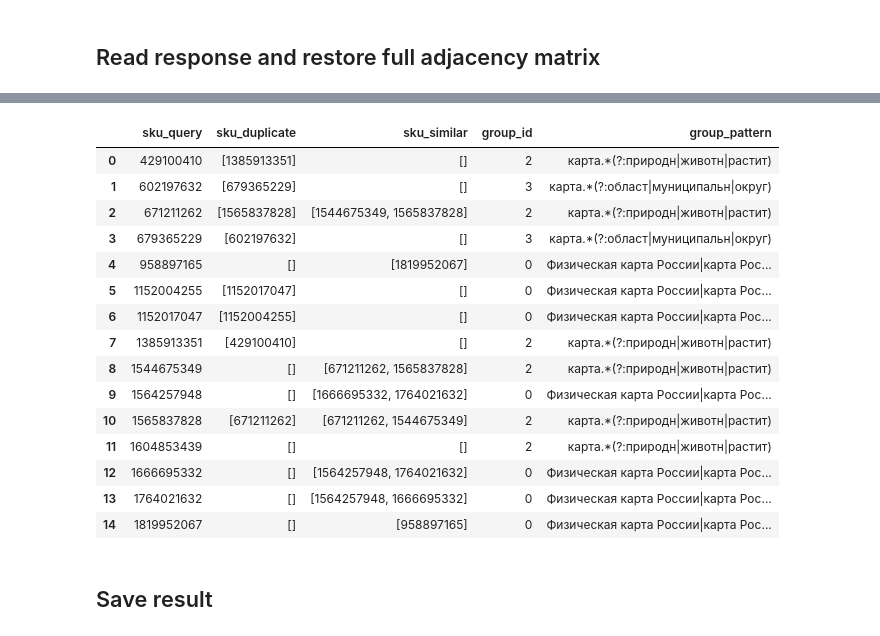
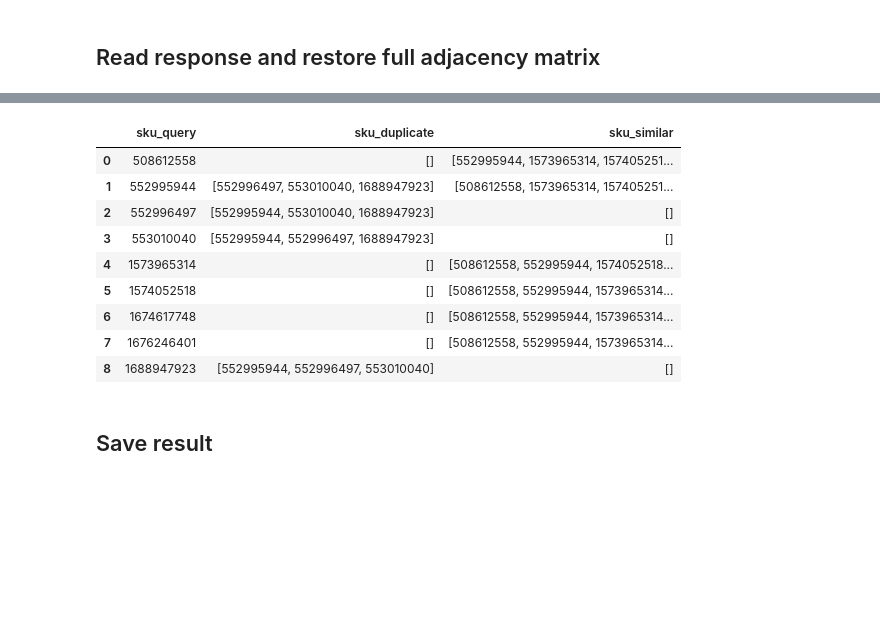
Before and after one commit to tony-pitchblack/marketplace_analytics, a Jupyter notebook: cross-encoder/make-hf-dataset_OZ-geo_part-0_LLM-labeling.ipynb, the cells around one changed output, grey strips where cells are left out. Cells and saved outputs as stored; diff of their text form; code cells hidden in the pictures; blank space fills up the shorter version.

```diff
--- a/cross-encoder/make-hf-dataset_OZ-geo_part-0_LLM-labeling.ipynb
+++ b/cross-encoder/make-hf-dataset_OZ-geo_part-0_LLM-labeling.ipynb
@@ -42,0 +43,4 @@ display(sample[['description']])
+# %%
+# Fill NaN for descriptions
+full_df.description = full_df.description.fillna('')
+full_df.name.isna().sum(), full_df.description.isna().sum()
@@ -2037,9 +2044,9 @@ from pathlib import Path
 import pandas as pd
 
 config = dict(
-    model_name='openai/gpt-4.1',
+    # model_name='openai/gpt-4.1',
     # model_name="openai/gpt-4.1-mini",
-    # model_name="openai/gpt-4.1-nano",
+    model_name="openai/gpt-4.1-nano",
     # model_name="deepseek/deepseek-chat",
     # model_name="google/gemma-3-27b-it",
 
@@ -2353,31 +2333,25 @@ full_adj_df
 # %%
 # inject group info if it's not already there
 
-if 'group_id' not in full_adj_df.columns:
+if 'group_id' not in full_adj_df.columns and 'group_id' in chosen_subset_df:
     info = (
         chosen_subset_df[['sku','group_id','group_pattern']]
         .rename(columns={'sku':'sku_query'})
     )
     full_adj_df = full_adj_df.merge(info, on='sku_query', how='left')
 
 full_adj_df
 # %% [output]
-|  | sku_query | sku_duplicate | sku_similar | group_id | group_pattern |
-| 0 | 429100410 | [1385913351] | [] | 2 | карта.*(?:природн|животн|растит) |
-| 1 | 602197632 | [679365229] | [] | 3 | карта.*(?:област|муниципальн|округ) |
-| 2 | 671211262 | [1565837828] | [1544675349, 1565837828] | 2 | карта.*(?:природн|животн|растит) |
-| 3 | 679365229 | [602197632] | [] | 3 | карта.*(?:област|муниципальн|округ) |
-| 4 | 958897165 | [] | [1819952067] | 0 | Физическая карта России|карта Рос... |
-| 5 | 1152004255 | [1152017047] | [] | 0 | Физическая карта России|карта Рос... |
-| 6 | 1152017047 | [1152004255] | [] | 0 | Физическая карта России|карта Рос... |
-| 7 | 1385913351 | [429100410] | [] | 2 | карта.*(?:природн|животн|растит) |
-| 8 | 1544675349 | [] | [671211262, 1565837828] | 2 | карта.*(?:природн|животн|растит) |
-| 9 | 1564257948 | [] | [1666695332, 1764021632] | 0 | Физическая карта России|карта Рос... |
-| 10 | 1565837828 | [671211262] | [671211262, 1544675349] | 2 | карта.*(?:природн|животн|растит) |
-| 11 | 1604853439 | [] | [] | 2 | карта.*(?:природн|животн|растит) |
-| 12 | 1666695332 | [] | [1564257948, 1764021632] | 0 | Физическая карта России|карта Рос... |
-| 13 | 1764021632 | [] | [1564257948, 1666695332] | 0 | Физическая карта России|карта Рос... |
-| 14 | 1819952067 | [] | [958897165] | 0 | Физическая карта России|карта Рос... |
+|  | sku_query | sku_duplicate | sku_similar |
+| 0 | 508612558 | [] | [552995944, 1573965314, 157405251... |
+| 1 | 552995944 | [552996497, 553010040, 1688947923] | [508612558, 1573965314, 157405251... |
+| 2 | 552996497 | [552995944, 553010040, 1688947923] | [] |
+| 3 | 553010040 | [552995944, 552996497, 1688947923] | [] |
+| 4 | 1573965314 | [] | [508612558, 552995944, 1574052518... |
+| 5 | 1574052518 | [] | [508612558, 552995944, 1573965314... |
+| 6 | 1674617748 | [] | [508612558, 552995944, 1573965314... |
+| 7 | 1676246401 | [] | [508612558, 552995944, 1573965314... |
+| 8 | 1688947923 | [552995944, 552996497, 553010040] | [] |
 # %% [markdown]
 ## Save result
 # %%
```
Also changed, not shown: parts of 16 cells of this notebook.
